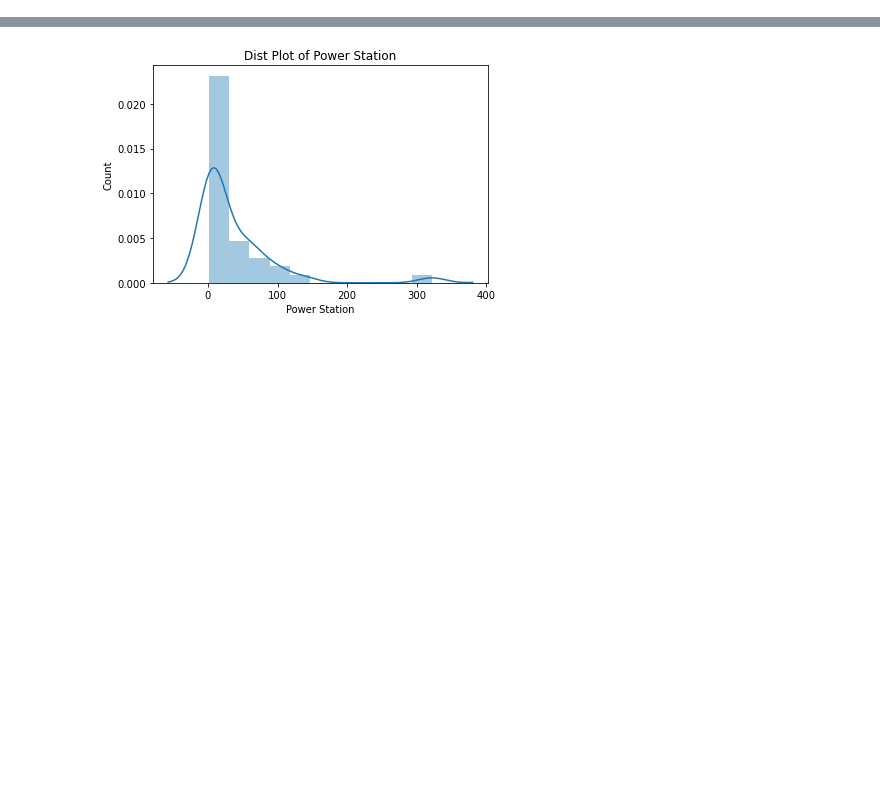
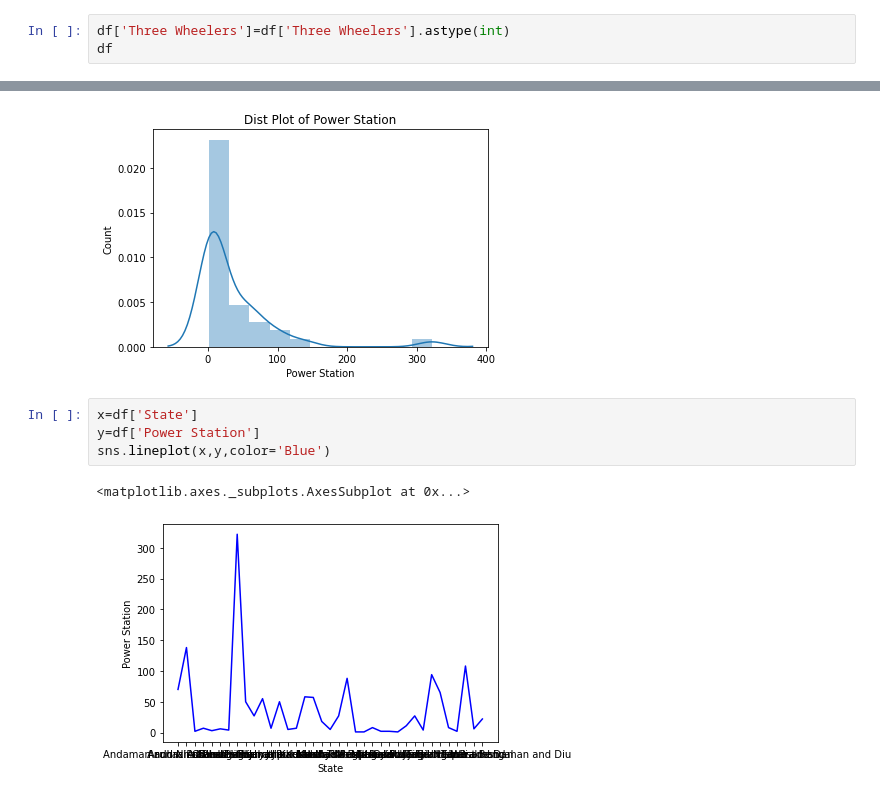
Before and after one commit to Yogeshwari-1411/Electric-Vehicle-Geographic, a Jupyter notebook: Ev_vehicle.ipynb, the cells around one changed output, grey strips where cells are left out. Drawn from its saved outputs; the diff is of its cells as text; blank space fills up the shorter version.

```diff
--- a/Ev_vehicle.ipynb
+++ b/Ev_vehicle.ipynb
@@ -37,0 +29,3 @@ df.head()
+# %%
+df['Three Wheelers']=df['Three Wheelers'].astype(int)
+df
@@ -166,3 +192,10 @@ plt.ylabel('Count')
 plt.show()
 # %% [output]
 [figure]
+# %%
+x=df['State']
+y=df['Power Station']
+sns.lineplot(x,y,color='Blue')
+# %% [output]
+<matplotlib.axes._subplots.AxesSubplot at 0x...>
+[figure, added]
```
Also changed, not shown: parts of 10 cells of this notebook.
